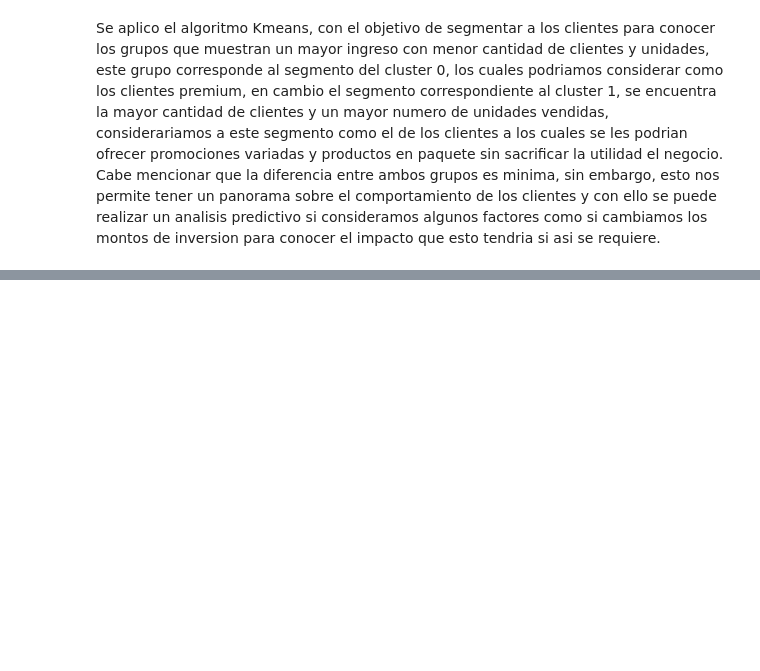
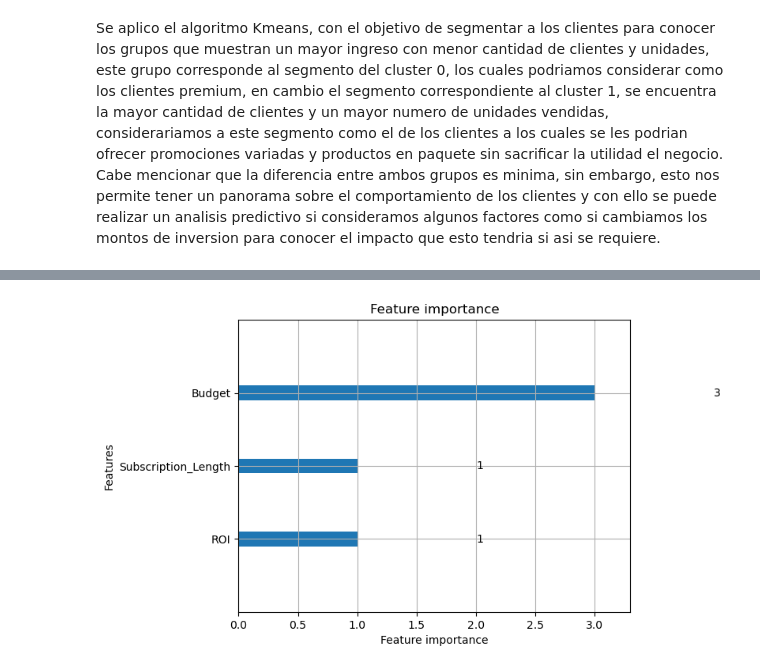
Before and after one commit to edy-29/Segmentacion-clientes, a Jupyter notebook: marketing.ipynb, the cells around one changed output, grey strips where cells are left out. Drawn from its saved outputs; the diff is of its cells as text; code cells hidden in the pictures; blank space fills up the shorter version.

Commit message:
Actualizacion de proyecto, agregacion de modelos predictivos Regresion Logistica y LGBM comparativos, y analisis mas completo y robusto

```diff
--- a/marketing.ipynb
+++ b/marketing.ipynb
@@ -547,0 +590,2 @@ Se aplico el algoritmo Kmeans, con el objetivo de segmentar a los clientes para
+# %%
+df_depurado['churn'] = df_depurado.apply(lambda row: 1 if (row['Subscription_Length']<12 and row['ROI']<1) else 0, axis=1)
@@ -547,0 +621,32 @@ Se aplico el algoritmo Kmeans, con el objetivo de segmentar a los clientes para
+# %%
+# Variables predictoras y objetivo
+x = df_depurado.drop(['churn'], axis=1)
+y = df_depurado['churn']
+
+#Convertir a categoricas
+x['Subscription_Tier']=x['Subscription_Tier'].astype('category')
+x['Common_Keywords']=x['Common_Keywords'].astype('category')
+
+# Dividir en entrenamiento y prueba
+x_train, x_test, y_train, y_test = train_test_split(x, y, test_size=0.3, random_state=42)
+
+# Parámetros
+model = LGBMClassifier(
+    objective='binary',
+    boosting_type = 'gbdt',
+    num_leaves = 31,
+    learning_rate = 0.05,
+    n_estimators=100,
+    is_unbalance=True,
+    random_state=42)
+
+# Entrenar modelo
+model.fit(x_train, y_train,
+          eval_set=[(x_test, y_test)],
+          eval_metric='binary_error',
+          callbacks = [early_stopping(10)])
+
+# Predicciones
+y_pred_binary = model.predict(x_test)
+print("F1 Score:", f1_score(y_test, y_pred_binary))
+print('AUC_ROC', roc_auc_score(y_test, model.predict_proba(x_test)[:,1]))
@@ -547,0 +671,6 @@ Se aplico el algoritmo Kmeans, con el objetivo de segmentar a los clientes para
+# %%
+import matplotlib.pyplot as plt
+lgb.plot_importance(model, max_num_features=10)
+plt.show()
+# %% [output]
+[figure, added]
```
Also changed, not shown: parts of 28 cells of this notebook.
